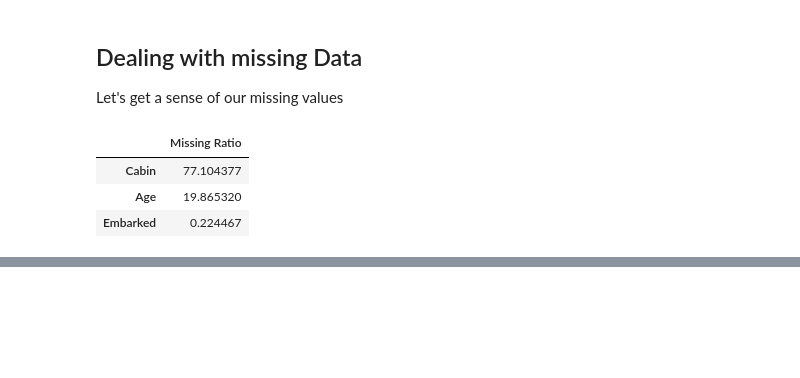
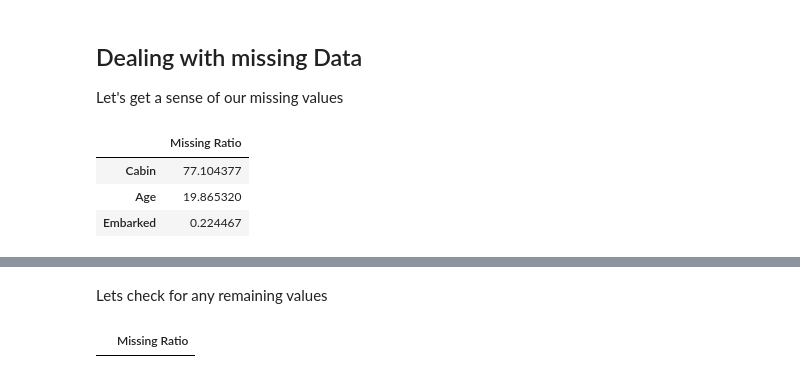
Before and after one commit to Ilroy/titanic_project, a Jupyter notebook: titanic_notebook.ipynb, the cells around one changed output, grey strips where cells are left out. Cells and saved outputs as stored; diff of their text form; code cells hidden in the pictures; blank space fills up the shorter version.

```diff
--- a/titanic_notebook.ipynb
+++ b/titanic_notebook.ipynb
@@ -198,0 +217,14 @@ missing_training_data
+# %%
+train_df.drop(['Cabin'],axis=1,inplace=True)
+# %%
+train_df['Embarked'] = train_df.groupby(['Pclass','Sex'])['Embarked'].transform(lambda x: x.fillna(stats.mode(x).mode[0]))
+train_df['Age'] = train_df.groupby(['Embarked','Pclass'])['Age'].transform(lambda x: x.fillna(x.mean())).round(0).astype(int)
+# %% [markdown]
+Lets check for any remaining values
+# %%
+train_data_na = (train_df.isnull().sum()/len(train_df))*100
+train_data_na = train_data_na.drop(train_data_na[train_data_na ==0].index).sort_values(ascending=False)
+missing_training_data = pd.DataFrame({'Missing Ratio':train_data_na})
+missing_training_data
+# %% [output]
+|  | Missing Ratio |
```
Also changed, not shown: parts of 4 cells of this notebook.
